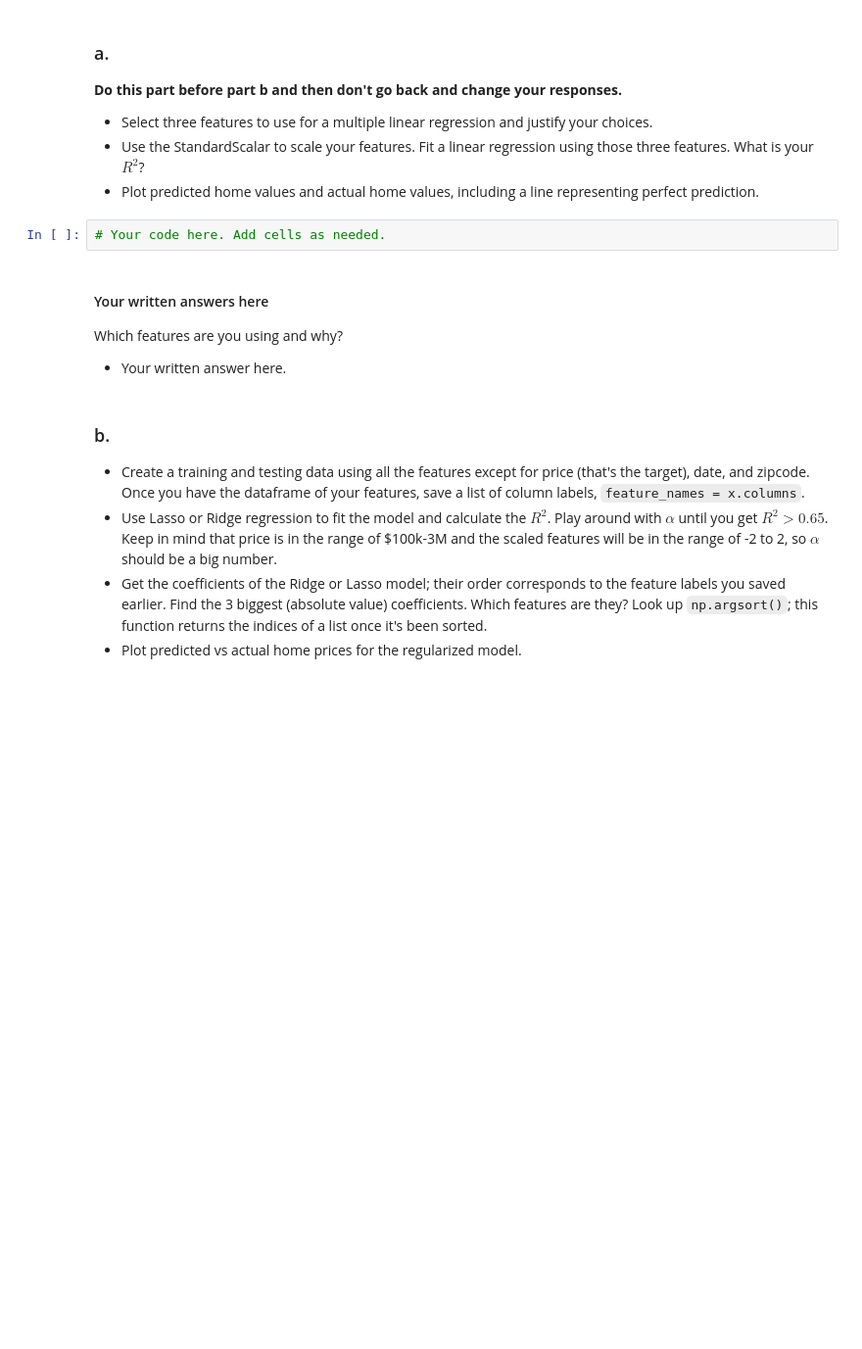
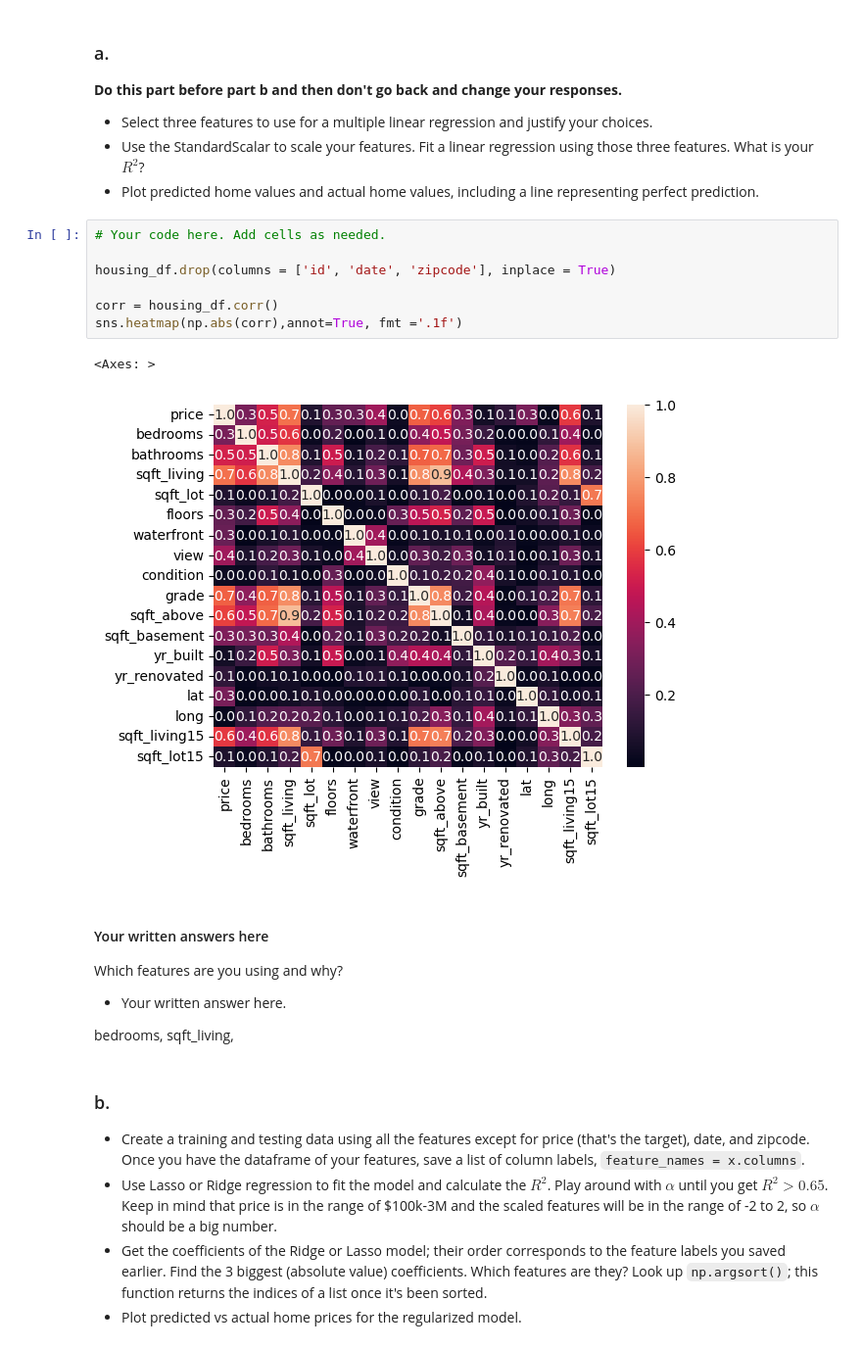
Before and after one commit to GettysburgDataScience/ps1-linear-regression-pronobsarker, a Jupyter notebook: PS1.ipynb, the cells around one changed output. Shown at 98% size. Saved outputs shown, nothing was run; the diff lists cells and outputs as text; blank space fills up the shorter version.

````diff
--- a/PS1.ipynb
+++ b/PS1.ipynb
@@ -162,13 +179,23 @@ housing_df = pd.read_csv('kc_house_data.csv')
 - Select three features to use for a multiple linear regression and justify your choices.
 - Use the StandardScalar to scale your features. Fit a linear regression using those three features. What is your $R^2$?
 - Plot predicted home values and actual home values, including a line representing perfect prediction.
-# %%
-# Your code here. Add cells as needed.
+# %%
+# Your code here. Add cells as needed.
+
+housing_df.drop(columns = ['id', 'date', 'zipcode'], inplace = True)
+
+corr = housing_df.corr()
+sns.heatmap(np.abs(corr),annot=True, fmt ='.1f')
+# %% [output]
+<Axes: >
+[figure, added]
 # %% [markdown]
 #### Your written answers here
 Which features are you using and why?
 
  - Your written answer here.
+
+ bedrooms, sqft_living,
 # %% [markdown]
 ### b.
 - Create a training and testing data using all the features except for price (that's the target), date, and zipcode. Once you have the dataframe of your features, save a list of column labels, ```feature_names = x.columns```.
````
Also changed, not shown: parts of 10 cells of this notebook.
